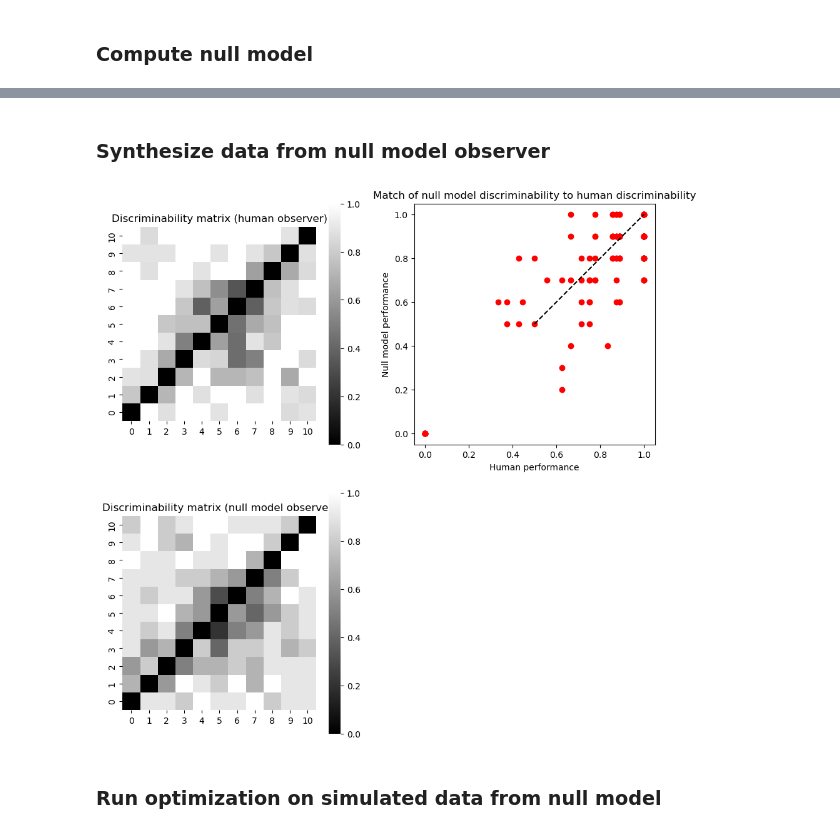
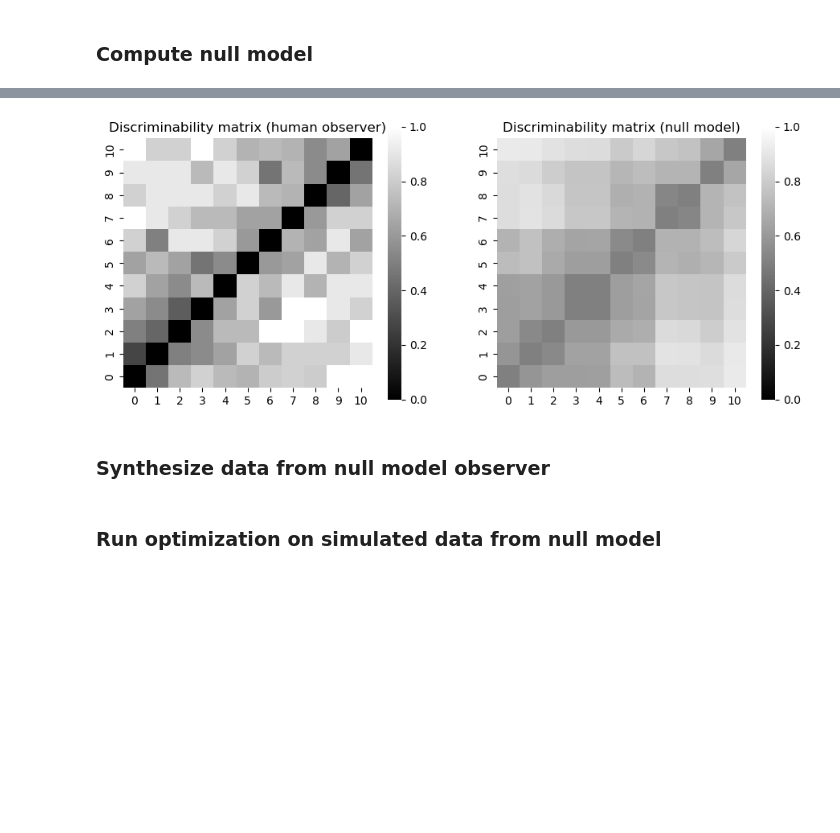
Before and after one commit to nguyen-td/perceptual-straightening, a Jupyter notebook: load_yoondata.ipynb, the cells around one changed output, grey strips where cells are left out. Cells and saved outputs as stored; diff of their text form; code cells hidden in the pictures; blank space fills up the shorter version.

```diff
--- a/load_yoondata.ipynb
+++ b/load_yoondata.ipynb
@@ -103,3 +103,17 @@ axs[1].set_box_aspect(1)
+# %%
+fig, axs = plt.subplots(1, 2, figsize=(11, 11))
+
+sns.heatmap(prob_corr_human, ax=axs[0], cmap='gray', vmin=0, vmax=1, cbar_kws={'shrink': 0.4})
+axs[0].invert_yaxis()
+axs[0].set_title('Discriminability matrix (human observer)')
+axs[0].set_box_aspect(1)
+
+sns.heatmap(prob_corr_null, ax=axs[1], cmap='gray', vmin=0, vmax=1, cbar_kws={'shrink': 0.4})
+axs[1].invert_yaxis()
+axs[1].set_title('Discriminability matrix (null model)')
+axs[1].set_box_aspect(1)
+# %% [output]
+[figure, added]
 # %% [markdown]
 ### Synthesize data from null model observer
 # %%
@@ -109,26 +123,24 @@ prob_corr_null_sim, n_total_obs_null_sim = forward_simulation(x_null.detach().sq
 # %%
-fig, axs = plt.subplots(2, 2, figsize=(11, 11))
+# fig, axs = plt.subplots(2, 2, figsize=(11, 11))
 
-sns.heatmap(prob_corr, ax=axs[0, 0], cmap='gray')
-axs[0, 0].invert_yaxis()
-axs[0, 0].set_title('Discriminability matrix (human observer)')
-axs[0, 0].set_box_aspect(1)
+# sns.heatmap(prob_corr, ax=axs[0, 0], vmin=0, vmax=1, cmap='gray')
+# axs[0, 0].invert_yaxis()
+# axs[0, 0].set_title('Discriminability matrix (human observer)')
+# axs[0, 0].set_box_aspect(1)
 
-sns.heatmap(prob_corr_null_sim, ax=axs[1, 0], cmap='gray')
-axs[1, 0].invert_yaxis()
-axs[1, 0].set_title('Discriminability matrix (null model observer)')
-axs[1, 0].set_box_aspect(1)
+# sns.heatmap(prob_corr_null_sim, ax=axs[1, 0], vmin=0, vmax=1, cmap='gray')
+# axs[1, 0].invert_yaxis()
+# axs[1, 0].set_title('Discriminability matrix (null model observer)')
+# axs[1, 0].set_box_aspect(1)
 
-axs[0, 1].plot(prob_corr_human.flatten(), prob_corr_null_sim.flatten(), 'ro')
-axs[0, 1].plot([0.5, 1], [0.5, 1], 'k--')
-axs[0, 1].set_title('Match of null model discriminability to human discriminability')
-axs[0, 1].set_xlabel('Human performance')
-axs[0, 1].set_ylabel('Null model performance')
-axs[0, 1].set_box_aspect(1)
+# axs[0, 1].plot(prob_corr_human.flatten(), prob_corr_null_sim.flatten(), 'ro')
+# axs[0, 1].plot([0.5, 1], [0.5, 1], 'k--')
+# axs[0, 1].set_title('Match of null model discriminability to human discriminability')
+# axs[0, 1].set_xlabel('Human performance')
+# axs[0, 1].set_ylabel('Null model performance')
+# axs[0, 1].set_box_aspect(1)
 
-axs[1, 1].set_axis_off()
+# axs[1, 1].set_axis_off()
-# %% [output]
-[figure, removed]
 # %% [markdown]
 ### Run optimization on simulated data from null model
 # %%
```
Also changed, not shown: parts of 13 cells of this notebook, 4 other files.
